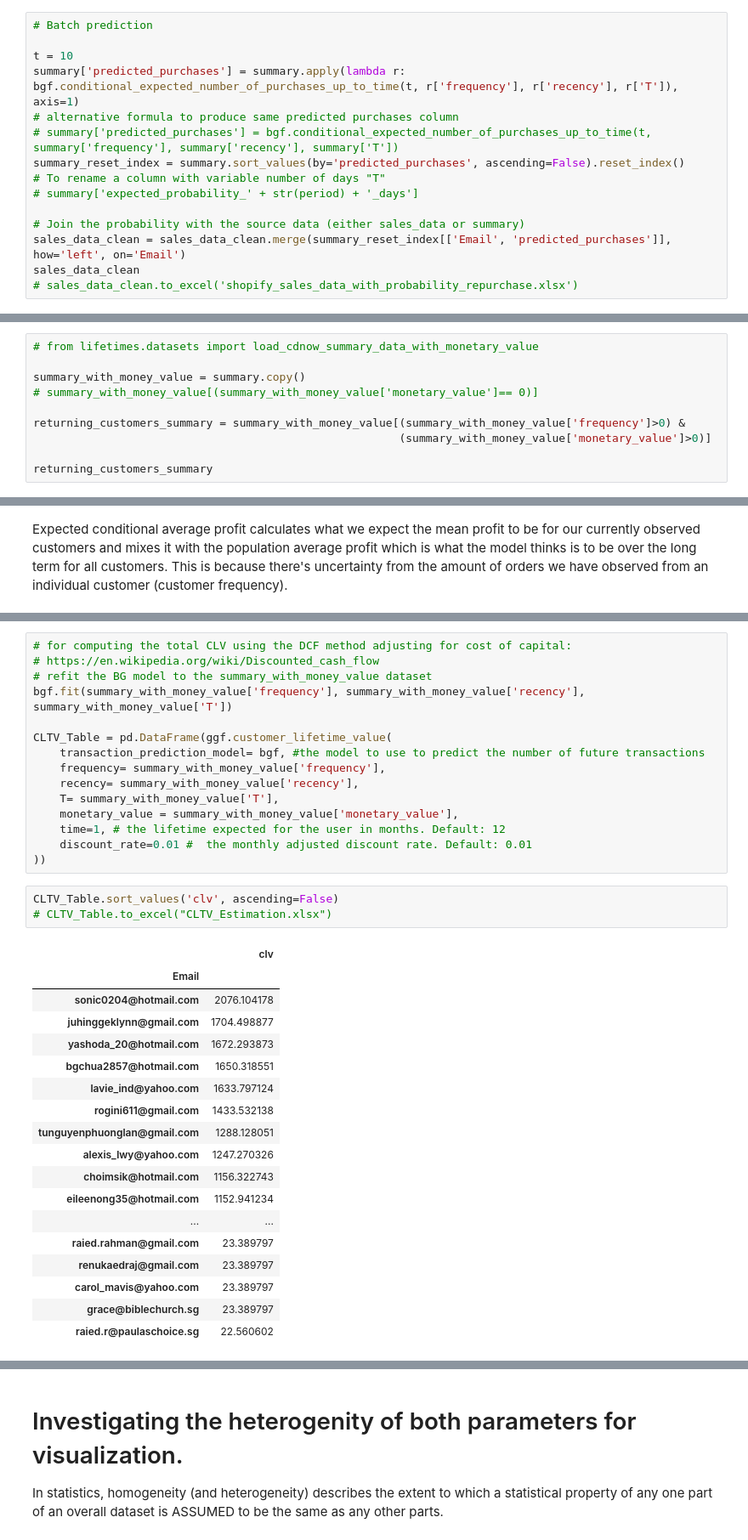
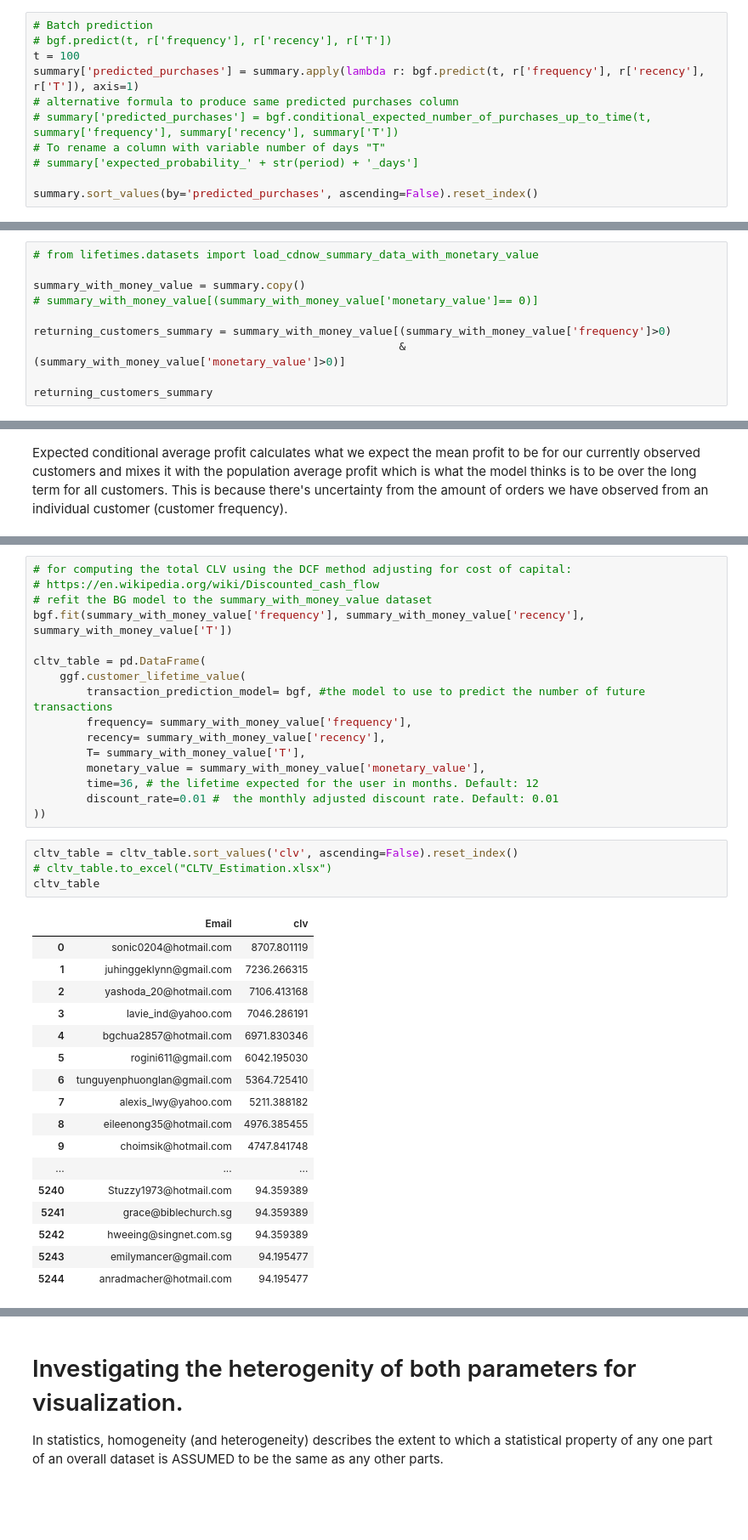
Before and after one commit to jeffl24/lifetime, a Jupyter notebook: CLTV_analysis.ipynb, the cells around one changed output, grey strips where cells are left out. Shown at 85% size. Cells and saved outputs as stored; diff of their text form; blank space fills up the shorter version.

Commit message:
checked CLTV calculation

```diff
--- a/CLTV_analysis.ipynb
+++ b/CLTV_analysis.ipynb
@@ -125,17 +125,13 @@ What this tells us:
 Based on customer history, predict what an individual's future purchases might look like:
 # %%
 # Batch prediction
-
-t = 10
-summary['predicted_purchases'] = summary.apply(lambda r: bgf.conditional_expected_number_of_purchases_up_to_time(t, r['frequency'], r['recency'], r['T']), axis=1)
+# bgf.predict(t, r['frequency'], r['recency'], r['T'])
+t = 100
+summary['predicted_purchases'] = summary.apply(lambda r: bgf.predict(t, r['frequency'], r['recency'], r['T']), axis=1)
 # alternative formula to produce same predicted purchases column
 # summary['predicted_purchases'] = bgf.conditional_expected_number_of_purchases_up_to_time(t, summary['frequency'], summary['recency'], summary['T'])
-summary_reset_index = summary.sort_values(by='predicted_purchases', ascending=False).reset_index()
 # To rename a column with variable number of days "T"
 # summary['expected_probability_' + str(period) + '_days']
 
-# Join the probability with the source data (either sales_data or summary)
-sales_data_clean = sales_data_clean.merge(summary_reset_index[['Email', 'predicted_purchases']], how='left', on='Email')
-sales_data_clean
-# sales_data_clean.to_excel('shopify_sales_data_with_probability_repurchase.xlsx')
+summary.sort_values(by='predicted_purchases', ascending=False).reset_index()
 # %% [output]
@@ -419,8 +428,8 @@ sales_data_lifetimes_layout[sales_data_lifetimes_layout['Email'] == '007lavender
 summary_with_money_value = summary.copy()
 # summary_with_money_value[(summary_with_money_value['monetary_value']== 0)]
 
-returning_customers_summary = summary_with_money_value[(summary_with_money_value['frequency']>0) &
-                                                       (summary_with_money_value['monetary_value']>0)]
+returning_customers_summary = summary_with_money_value[(summary_with_money_value['frequency']>0)
+                                                       & (summary_with_money_value['monetary_value']>0)]
 
 returning_customers_summary
 # %% [output]
@@ -516,34 +592,35 @@ for ind,i in enumerate(best_projected_cust.index.tolist()):
 # refit the BG model to the summary_with_money_value dataset
 bgf.fit(summary_with_money_value['frequency'], summary_with_money_value['recency'], summary_with_money_value['T'])
 
-CLTV_Table = pd.DataFrame(ggf.customer_lifetime_value(
-    transaction_prediction_model= bgf, #the model to use to predict the number of future transactions
-    frequency= summary_with_money_value['frequency'],
-    recency= summary_with_money_value['recency'],
-    T= summary_with_money_value['T'],
-    monetary_value = summary_with_money_value['monetary_value'],
-    time=1, # the lifetime expected for the user in months. Default: 12
-    discount_rate=0.01 #  the monthly adjusted discount rate. Default: 0.01
+cltv_table = pd.DataFrame(
+    ggf.customer_lifetime_value(
+        transaction_prediction_model= bgf, #the model to use to predict the number of future transactions
+        frequency= summary_with_money_value['frequency'],
+        recency= summary_with_money_value['recency'],
+        T= summary_with_money_value['T'],
+        monetary_value = summary_with_money_value['monetary_value'],
+        time=36, # the lifetime expected for the user in months. Default: 12
+        discount_rate=0.01 #  the monthly adjusted discount rate. Default: 0.01
 ))
 # %%
-CLTV_Table.sort_values('clv', ascending=False)
-# CLTV_Table.to_excel("CLTV_Estimation.xlsx")
+cltv_table = cltv_table.sort_values('clv', ascending=False).reset_index()
+# cltv_table.to_excel("CLTV_Estimation.xlsx")
+cltv_table
 # %% [output]
-|  | clv |
-| Email |  |
-| sonic0204@hotmail.com | 2076.104178 |
-| juhinggeklynn@gmail.com | 1704.498877 |
-| yashoda_20@hotmail.com | 1672.293873 |
-| bgchua2857@hotmail.com | 1650.318551 |
-| lavie_ind@yahoo.com | 1633.797124 |
-| rogini611@gmail.com | 1433.532138 |
-| tunguyenphuonglan@gmail.com | 1288.128051 |
-| alexis_lwy@yahoo.com | 1247.270326 |
-| choimsik@hotmail.com | 1156.322743 |
-| eileenong35@hotmail.com | 1152.941234 |
-| ... | ... |
-| raied.rahman@gmail.com | 23.389797 |
-| renukaedraj@gmail.com | 23.389797 |
-| carol_mavis@yahoo.com | 23.389797 |
-| grace@biblechurch.sg | 23.389797 |
-| raied.r@paulaschoice.sg | 22.560602 |
+|  | Email | clv |
+| 0 | sonic0204@hotmail.com | 8707.801119 |
+| 1 | juhinggeklynn@gmail.com | 7236.266315 |
+| 2 | yashoda_20@hotmail.com | 7106.413168 |
+| 3 | lavie_ind@yahoo.com | 7046.286191 |
+| 4 | bgchua2857@hotmail.com | 6971.830346 |
+| 5 | rogini611@gmail.com | 6042.195030 |
+| 6 | tunguyenphuonglan@gmail.com | 5364.725410 |
+| 7 | alexis_lwy@yahoo.com | 5211.388182 |
+| 8 | eileenong35@hotmail.com | 4976.385455 |
+| 9 | choimsik@hotmail.com | 4747.841748 |
+| ... | ... | ... |
+| 5240 | Stuzzy1973@hotmail.com | 94.359389 |
+| 5241 | grace@biblechurch.sg | 94.359389 |
+| 5242 | hweeing@singnet.com.sg | 94.359389 |
+| 5243 | emilymancer@gmail.com | 94.195477 |
+| 5244 | anradmacher@hotmail.com | 94.195477 |
```
Also changed, not shown: parts of 31 cells of this notebook, 1 other file.
